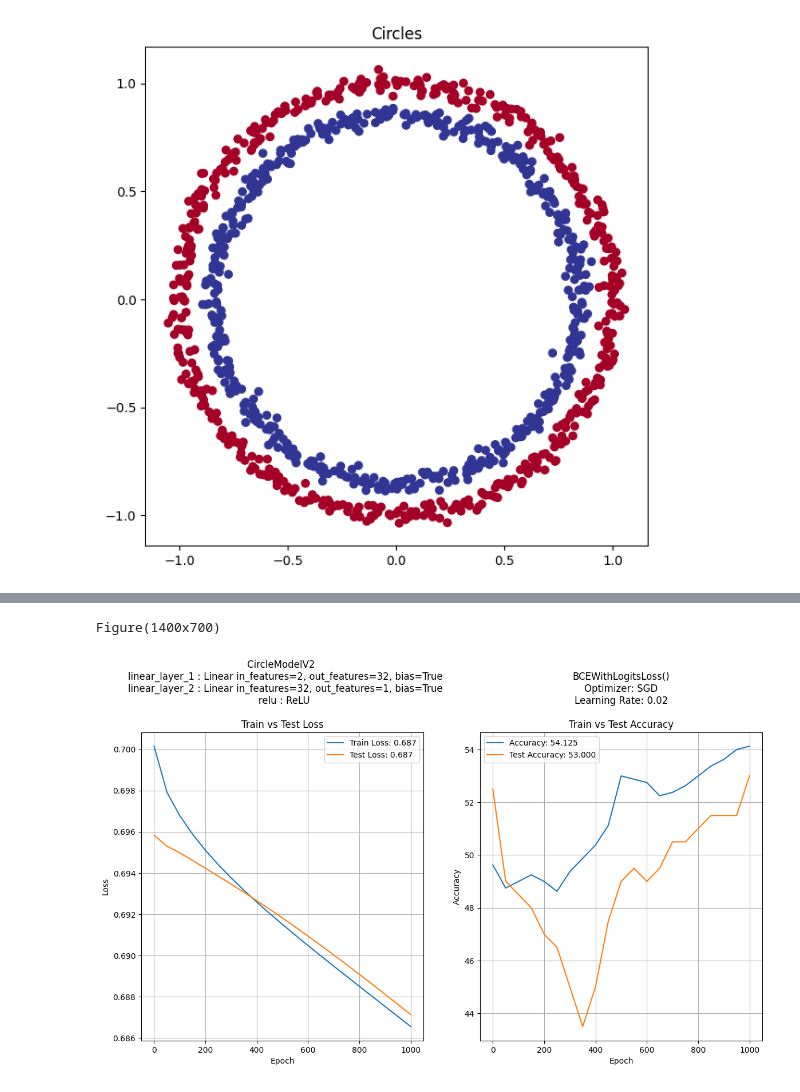
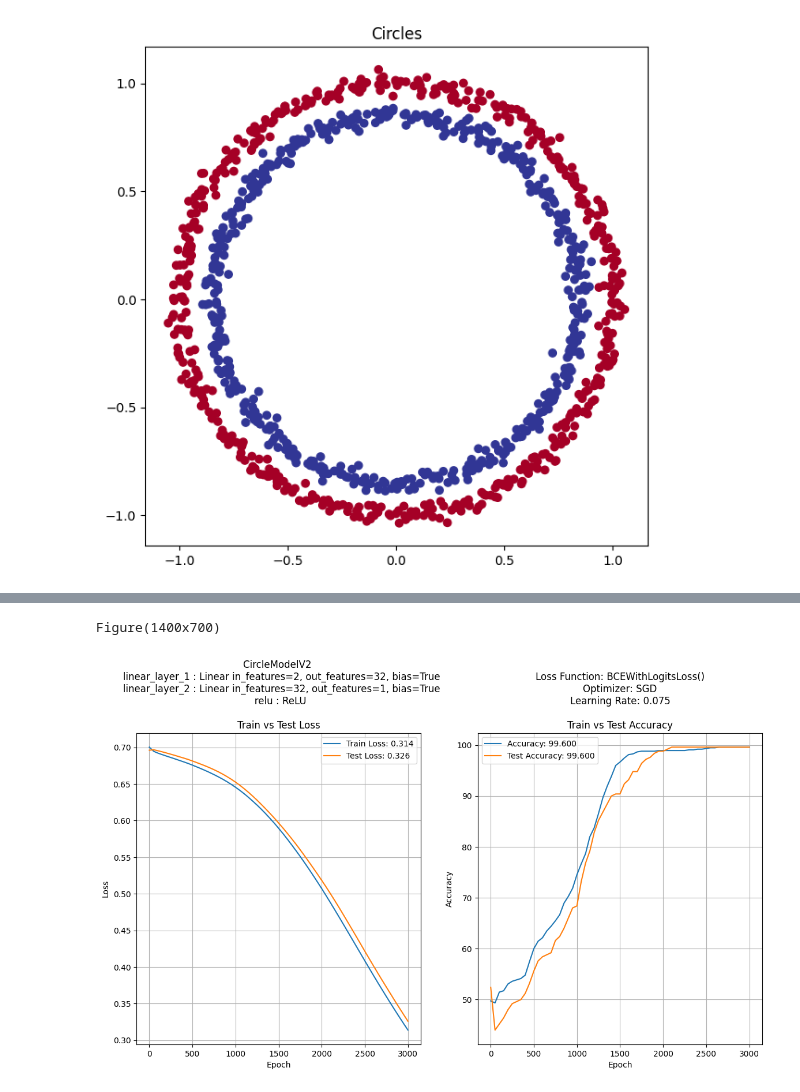
Before and after one commit to marcel1520/ML-course, a Jupyter notebook: training_nn_circles_loop_function.ipynb, the cells around one changed output, grey strips where cells are left out. Drawn from its saved outputs; the diff is of its cells as text; code cells hidden in the pictures.

```diff
--- a/training_nn_circles_loop_function.ipynb
+++ b/training_nn_circles_loop_function.ipynb
@@ -68,7 +70,7 @@ acc_values_1 = []
 test_loss_values_1 = []
 test_acc_values_1 = []
 
-epochs_1 = 1050
+epochs_1 = 3050
 
 for epoch_1 in range(epochs_1):
     model_1.train()
@@ -166,8 +161,8 @@ plot_decision_boundary(model_1, X_test, y_test)
 class CircleModelV2(nn.Module):
     def __init__(self, input_features, output_features):
         super().__init__()
-        self.linear_layer_1 = nn.Linear(in_features=input_features, out_features=32)
-        self.linear_layer_2 = nn.Linear(in_features=32, out_features=output_features)
+        self.linear_layer_1 = nn.Linear(in_features=input_features, out_features=hidden_layers)
+        self.linear_layer_2 = nn.Linear(in_features=hidden_layers, out_features=output_features)
         self.relu = nn.ReLU()
 
     def forward(self, x):
@@ -183,7 +178,7 @@ model_2_name, model_2_architecture = get_model_info(model_2)
 # %%
 loss_fn_2 = nn.BCEWithLogitsLoss()
 optimizer_2 = torch.optim.SGD(params=model_2.parameters(),
-                              lr=0.02)
+                              lr=lr_const)
 
 def get_optimizer_info(optimizer):
     optimizer_name = optimizer.__class__.__name__
@@ -243,7 +238,7 @@ epochs_count_2, loss_values_2, test_loss_values_2, acc_values_2, test_acc_values
                                                                                                 y_train=y_train,
                                                                                                 X_test=X_test,
                                                                                                 y_test=y_test,
-                                                                                                epochs=1050,
+                                                                                                epochs=3050,
                                                                                                 print_freq=50,
                                                                                                 device=device
                                                                                                 )
@@ -291,35 +286,35 @@ def plot_graphs(model_architecture, epochs__count,
                 test__acc_values, final__test_acc,
                 loss__fn, optimizer__name, learning__rate):
 
     fig = plt.figure(figsize=(14, 7))
     plt.subplot(1, 2, 1)
     plt.grid(True)
     plt.title(f"{model_architecture}\nTrain vs Test Loss")
     plt.plot(epochs__count, np.array(torch.tensor(loss__values).numpy()), label=f"Train Loss: {final__loss:.3f}")
     plt.plot(epochs__count, np.array(torch.tensor(test__loss_values).numpy()), label=f"Test Loss: {final__test_loss:.3f}")
     plt.xlabel("Epoch")
     plt.ylabel("Loss")
     plt.legend();
     plt.subplot(1, 2, 2)
     plt.grid(True)
-    plt.title(f"{loss__fn}\nOptimizer: {optimizer__name}\nLearning Rate: {learning__rate}\n\nTrain vs Test Accuracy")
+    plt.title(f"Loss Function: {loss__fn}\nOptimizer: {optimizer__name}\nLearning Rate: {learning__rate}\n\nTrain vs Test Accuracy")
     plt.plot(epochs__count, np.array(torch.tensor(acc__values).numpy()), label=f"Accuracy: {final__acc:.3f}")
     plt.plot(epochs__count, np.array(torch.tensor(test__acc_values). numpy()), label=f"Test Accuracy: {final__test_acc:.3f}")
     plt.xlabel("Epoch")
     plt.ylabel("Accuracy")
     plt.legend();
     return fig
 
 model_2_graphs = plot_graphs(model_2_architecture, epochs_count_2,
                              loss_values_2, final_loss_2,
                              test_loss_values_2, final_test_loss_2,
                              acc_values_2, final_acc_2,
                              test_acc_values_2, final_test_acc_2,
                              loss_fn_2, optimizer_2_name, learning_rate_2)
 print(model_2_graphs)
 # %% [output]
 Figure(1400x700)
-[figure, old version]
+[figure, new version]
 # %%
 def plot_results(model, X_train, y_train, X_test, y_test):
     fig = plt.figure(figsize=(14, 7))
```
Also changed, not shown: parts of 36 cells of this notebook.
